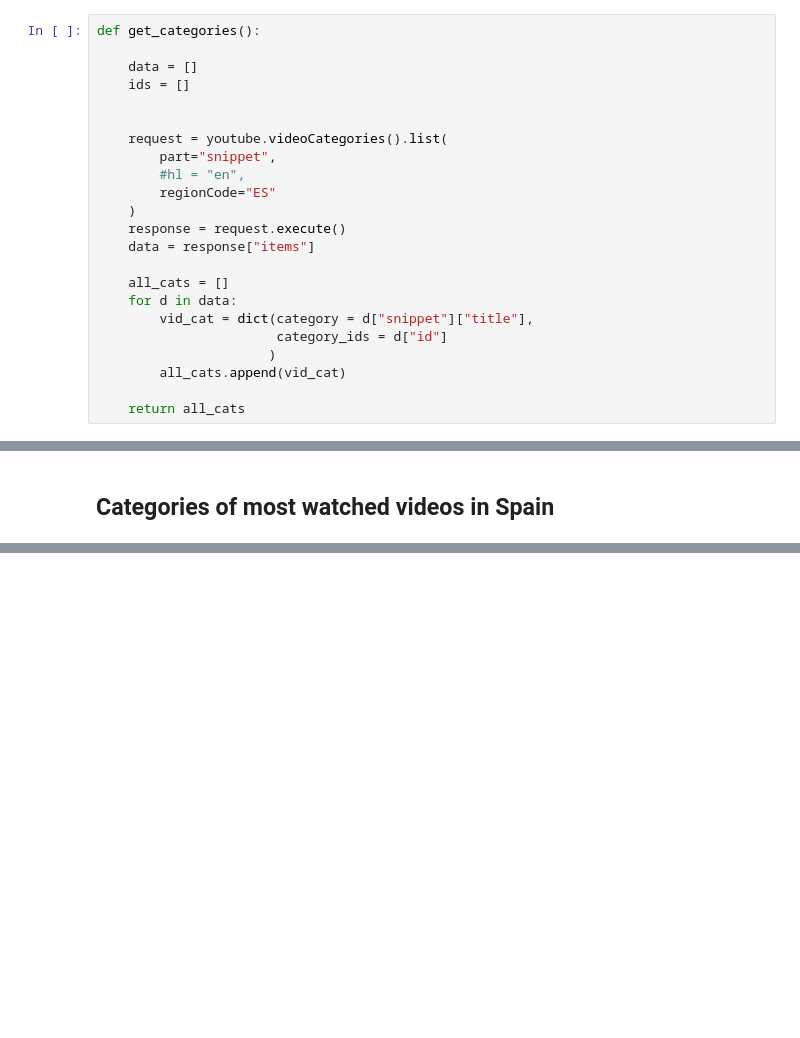
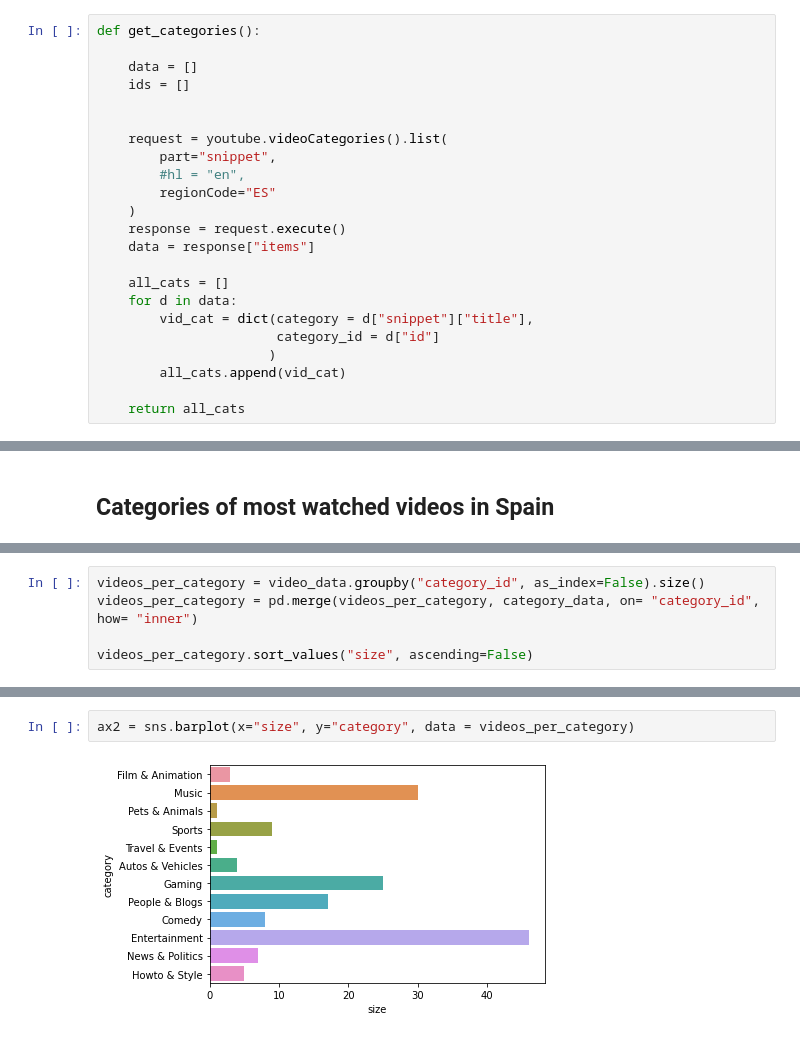
Before and after one commit to inigobaste/YouTube_API, a Jupyter notebook: YT_API_Project.ipynb, the cells around one changed output, grey strips where cells are left out. Cells and saved outputs as stored; diff of their text form; blank space fills up the shorter version.

```diff
--- a/YT_API_Project.ipynb
+++ b/YT_API_Project.ipynb
@@ -106,7 +106,7 @@ def get_categories():
     all_cats = []
     for d in data:
         vid_cat = dict(category = d["snippet"]["title"],
-                       category_ids = d["id"]
+                       category_id = d["id"]
                       )
         all_cats.append(vid_cat)
 
@@ -209,0 +202,5 @@ len(d)
+# %%
+videos_per_category = video_data.groupby("category_id", as_index=False).size()
+videos_per_category = pd.merge(videos_per_category, category_data, on= "category_id", how= "inner")
+
+videos_per_category.sort_values("size", ascending=False)
@@ -209,0 +221,4 @@ len(d)
+# %%
+ax2 = sns.barplot(x="size", y="category", data = videos_per_category)
+# %% [output]
+[figure, added]
```
Also changed, not shown: parts of 8 cells of this notebook.
